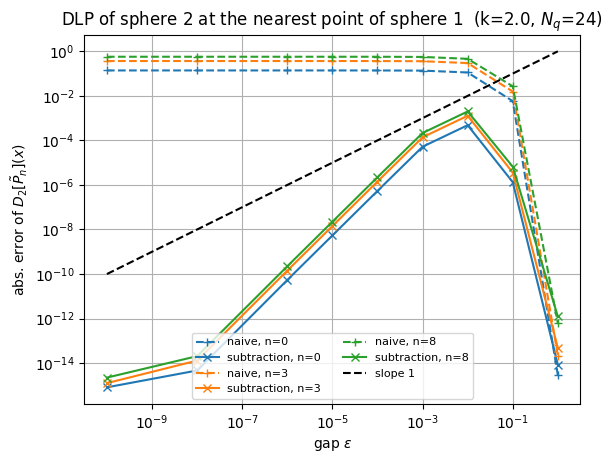
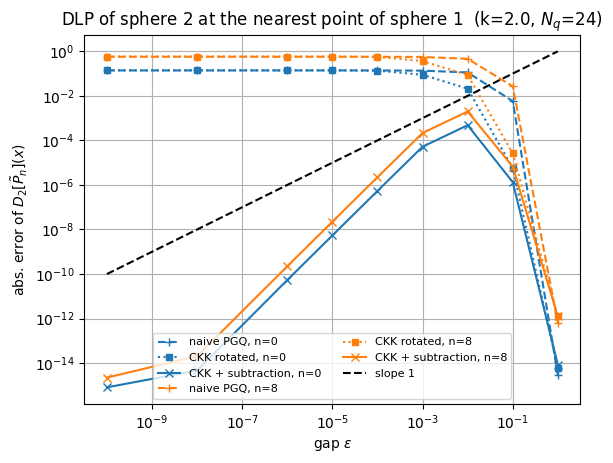
Unified diff of the notebook cell whose output changed from the first chart to the second:
--- before
+++ after
@@ -1,5 +1,6 @@
-ns = [0, 3, 8]
+ns = [0, 8]
 N = max(ns) + 1
 err_na = np.zeros((len(gaps), len(ns)))
+err_ro = np.zeros((len(gaps), len(ns)))
 err_su = np.zeros((len(gaps), len(ns)))
 x = np.array([0.0, 0.0, a1])                # closest point of sphere 1 to sphere 2
@@ -8,13 +9,13 @@
     C2 = np.array([0.0, 0.0, a1 + a2 + gap])
     ex = dlp_column_exact(N, k, a2, C2, x)
-    na = dlp_column_naive(N, k, a2, C2, x, quad)
-    su = dlp_column_subtract(N, k, a2, C2, x, quad)
-    err_na[i] = np.abs(na - ex)[ns]
-    err_su[i] = np.abs(su - ex)[ns]
+    err_na[i] = np.abs(dlp_column_naive(N, k, a2, C2, x, quad) - ex)[ns]
+    err_ro[i] = np.abs(dlp_column_rotated(N, k, a2, C2, x, quad) - ex)[ns]
+    err_su[i] = np.abs(dlp_column_subtract(N, k, a2, C2, x, quad) - ex)[ns]
 
 plt.figure()
 for j, n in enumerate(ns):
-    plt.loglog(gaps, err_na[:, j], '+--', color=f'C{j}', label=f'naive, n={n}')
-    plt.loglog(gaps, err_su[:, j], 'x-', color=f'C{j}', label=f'subtraction, n={n}')
+    plt.loglog(gaps, err_na[:, j], '+--', color=f'C{j}', label=f'naive PGQ, n={n}')
+    plt.loglog(gaps, err_ro[:, j], 's:', color=f'C{j}', ms=4, label=f'CKK rotated, n={n}')
+    plt.loglog(gaps, err_su[:, j], 'x-', color=f'C{j}', label=f'CKK + subtraction, n={n}')
 plt.loglog(gaps, gaps, 'k--', label='slope 1')
 plt.xlabel('gap $\\epsilon$'); plt.ylabel('abs. error of $D_2[\\tilde P_n](x)$')

Commit: Add the CKK rotated-grid quadrature (no subtraction) as a third method